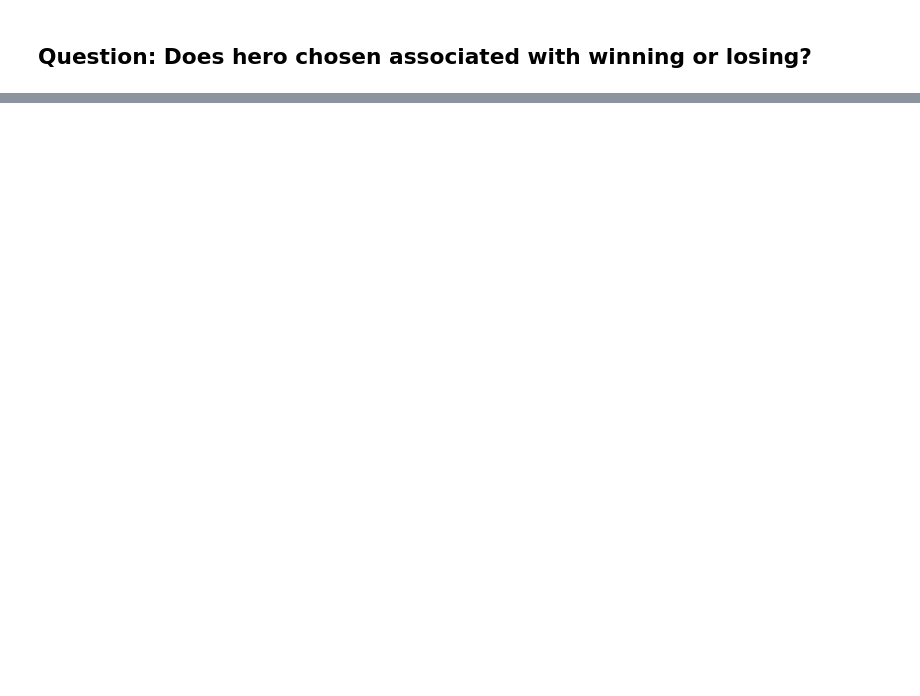
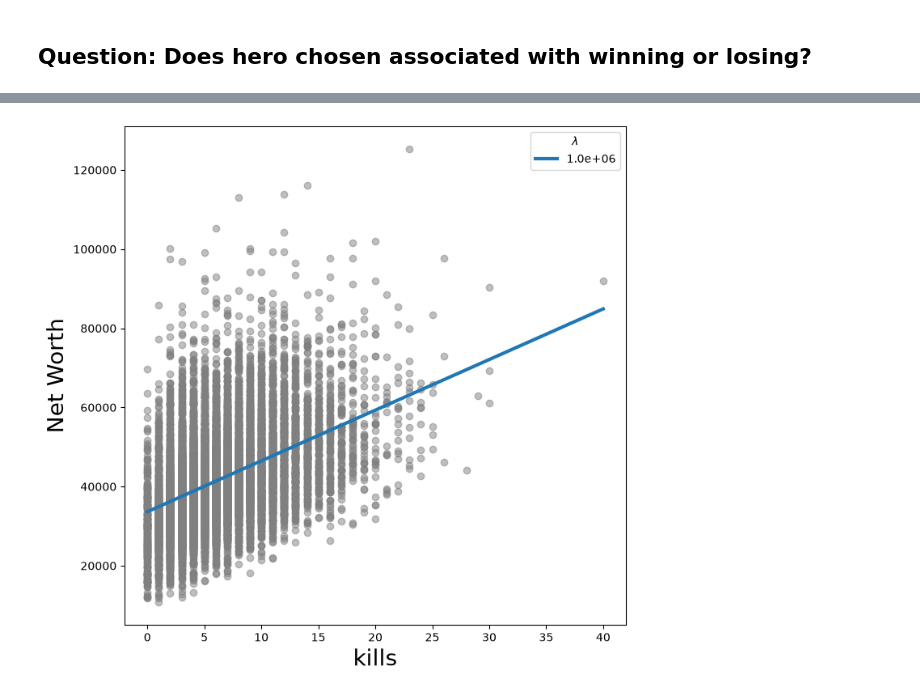
Before and after one commit to RidgeOnTheLedge/deadlock-analytics, a Jupyter notebook: Deadlock-Analytics/notebooks/player_analysis.ipynb, the cells around one changed output, grey strips where cells are left out. Saved outputs shown, nothing was run; the diff lists cells and outputs as text; code cells hidden in the pictures; blank space fills up the shorter version.

```diff
--- a/Deadlock-Analytics/notebooks/player_analysis.ipynb
+++ b/Deadlock-Analytics/notebooks/player_analysis.ipynb
@@ -155,0 +237,10 @@ plt.show()
+# %%
+# 1. Create a true ratio (KDA ratio) so it scales cleanly
+# Add 1 to deaths to prevent division by zero
+players_df['kda_ratio'] = (players_df['kills'] + players_df['assists']) / (players_df['deaths'] + 1)
+
+# 2. Interact it with net_worth
+players_df['kda_x_networth'] = players_df['kda_ratio'] * players_df['net_worth']
+
+# 3. Model variables (Notice we dropped player_level entirely to remove collinearity)
+independent_cols = ["net_worth", "kda_ratio", "is_mvp", "kda_x_networth"]
@@ -155,0 +658,15 @@ plt.show()
+# %%
+fig, ax = subplots(figsize=(8, 8))
+ax.scatter(kills, y, facecolor='gray', alpha=0.5)
+
+for lam in np.logspace(-2, 6, 5):
+    gam = LinearGAM(s_gam(0, lam=lam)).fit(X_kills, y)
+ax.plot(kill_grid,
+        gam.predict(kill_grid),
+        label='{:.1e}'.format(lam),
+        linewidth=3)
+ax.set_xlabel('kills', fontsize=20)
+ax.set_ylabel('Net Worth', fontsize=20);
+ax.legend(title='$\lambda$');
+# %% [output]
+[figure, added]
```
Also changed, not shown: parts of 49 cells of this notebook, 3 other files.
